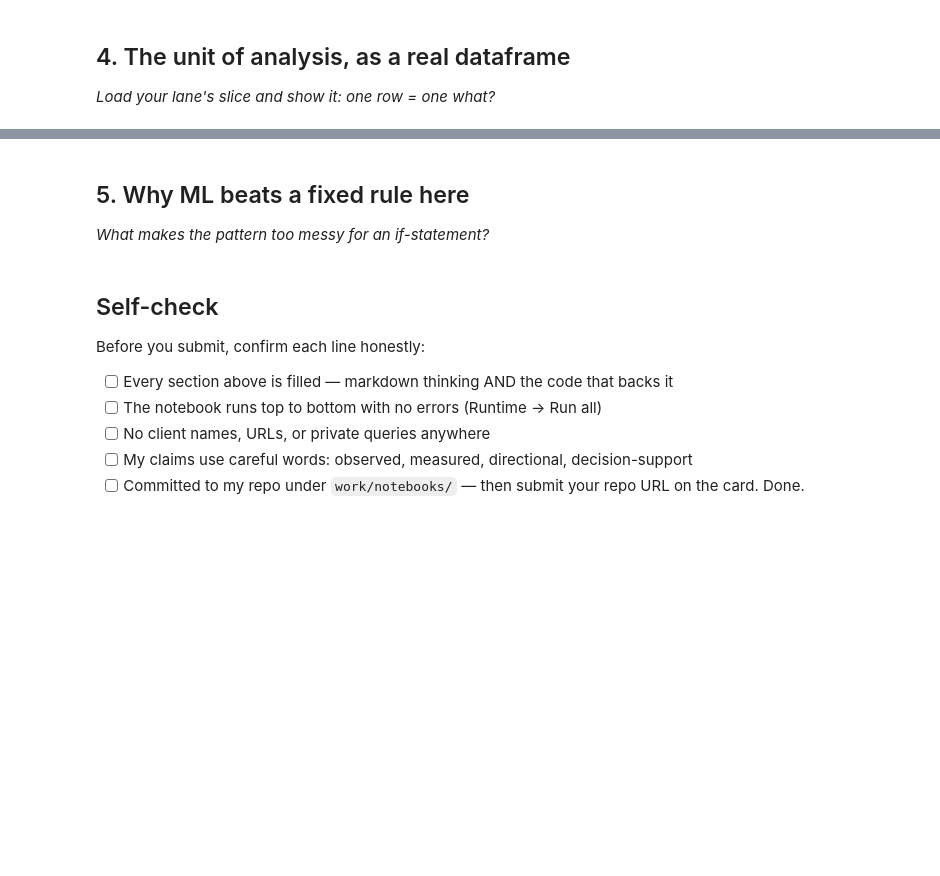
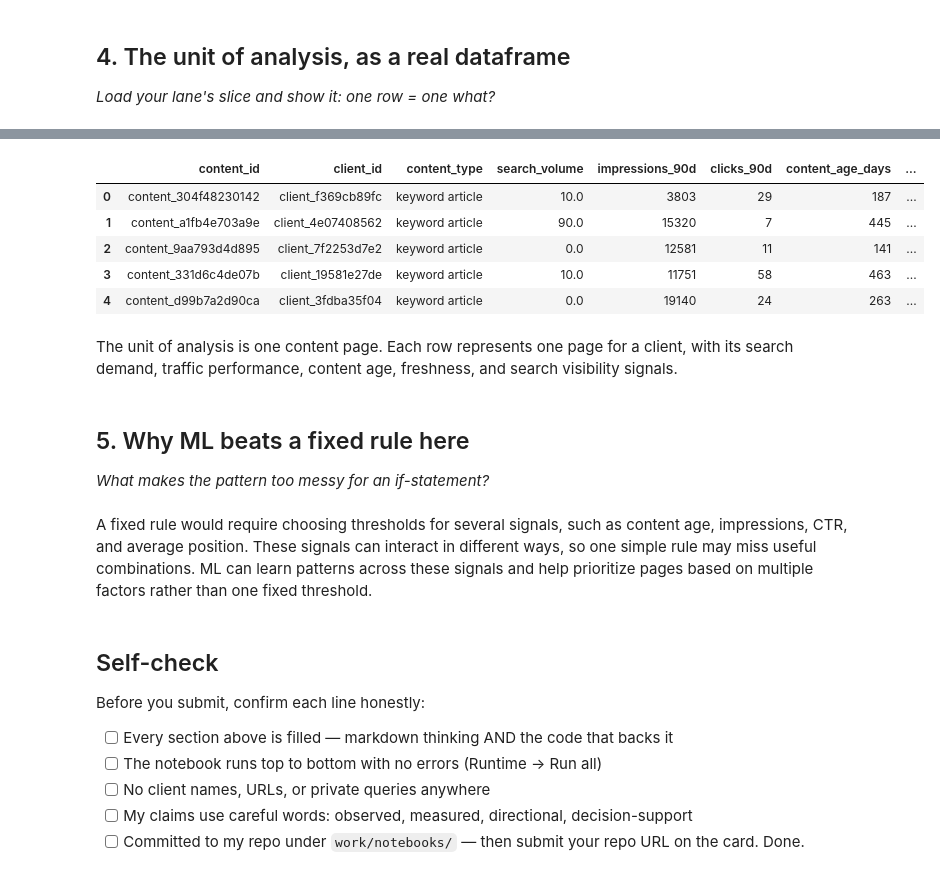
Before and after one commit to sara02anjum-ux/flyrank-ml-internship, a Jupyter notebook: work/notebooks/w02_ml_task_framing.ipynb, the cells around one changed output, grey strips where cells are left out. Drawn from its saved outputs; the diff is of its cells as text; code cells hidden in the pictures; blank space fills up the shorter version.

```diff
--- a/work/notebooks/w02_ml_task_framing.ipynb
+++ b/work/notebooks/w02_ml_task_framing.ipynb
@@ -37,3 +111,25 @@ This skeleton is yours to fill. Work the sections **in order** — each one has
+# %%
+df[[
+    'content_id',
+    'client_id',
+    'content_type',
+    'search_volume',
+    'impressions_90d',
+    'clicks_90d',
+    'content_age_days',
+    'days_since_last_update',
+    'ctr',
+    'avg_position'
+]].head()
+# %% [output]
+|  | content_id | client_id | content_type | search_volume | impressions_90d | clicks_90d | content_age_days | ... |
+| 0 | content_304f48230142 | client_f369cb89fc | keyword article | 10.0 | 3803 | 29 | 187 | ... |
+| 1 | content_a1fb4e703a9e | client_4e07408562 | keyword article | 90.0 | 15320 | 7 | 445 | ... |
+| 2 | content_9aa793d4d895 | client_7f2253d7e2 | keyword article | 0.0 | 12581 | 11 | 141 | ... |
+| 3 | content_331d6c4de07b | client_19581e27de | keyword article | 10.0 | 11751 | 58 | 463 | ... |
+| 4 | content_d99b7a2d90ca | client_3fdba35f04 | keyword article | 0.0 | 19140 | 24 | 263 | ... |
+# %% [markdown]
+The unit of analysis is one content page. Each row represents one page for a client, with its search demand, traffic performance, content age, freshness, and search visibility signals.
 # %% [markdown]
 ## 5. Why ML beats a fixed rule here
 
@@ -41,6 +137,8 @@ This skeleton is yours to fill. Work the sections **in order** — each one has
 # %%
 # This cell is for CODE (numbers, a query, a check).
 # Write your text answer in the cell ABOVE this one — typing sentences here breaks Run All.
+# %% [markdown]
+A fixed rule would require choosing thresholds for several signals, such as content age, impressions, CTR, and average position. These signals can interact in different ways, so one simple rule may miss useful combinations. ML can learn patterns across these signals and help prioritize pages based on multiple factors rather than one fixed threshold.
 # %% [markdown]
 ## Self-check
 
```
Also changed, not shown: parts of 11 cells of this notebook.
